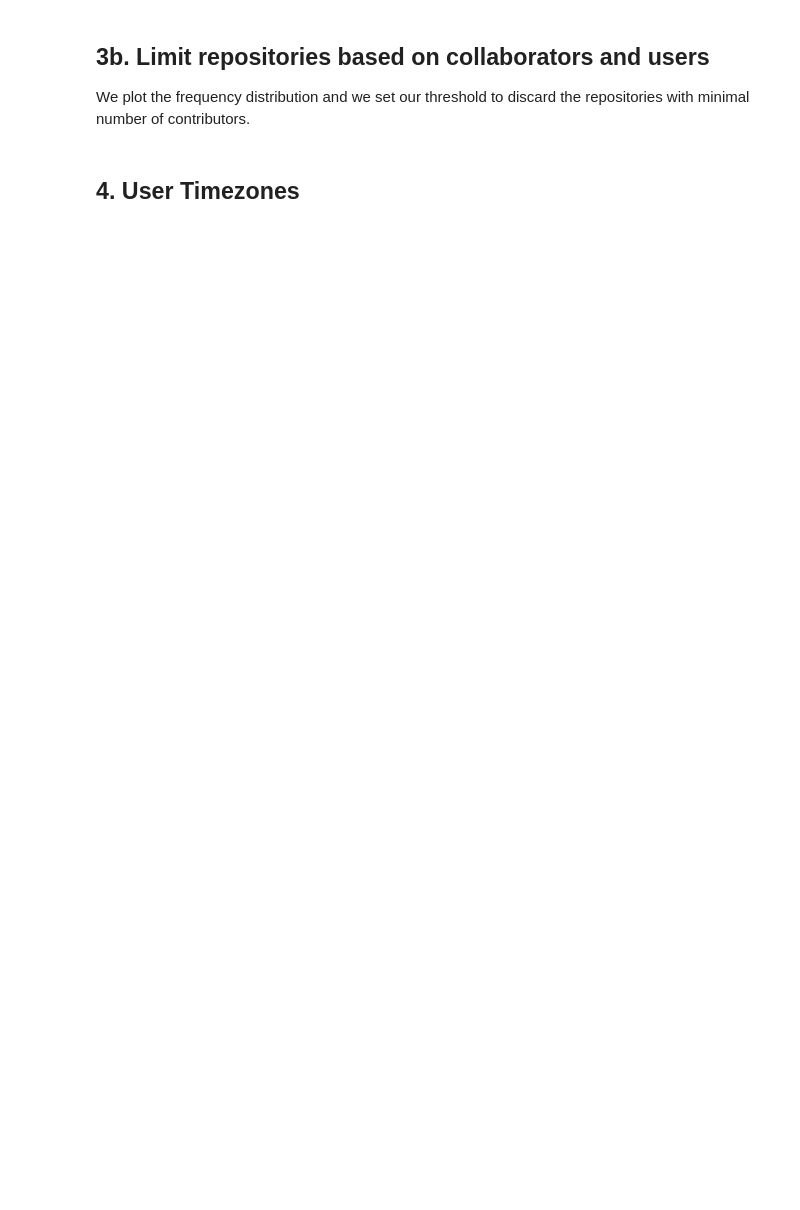
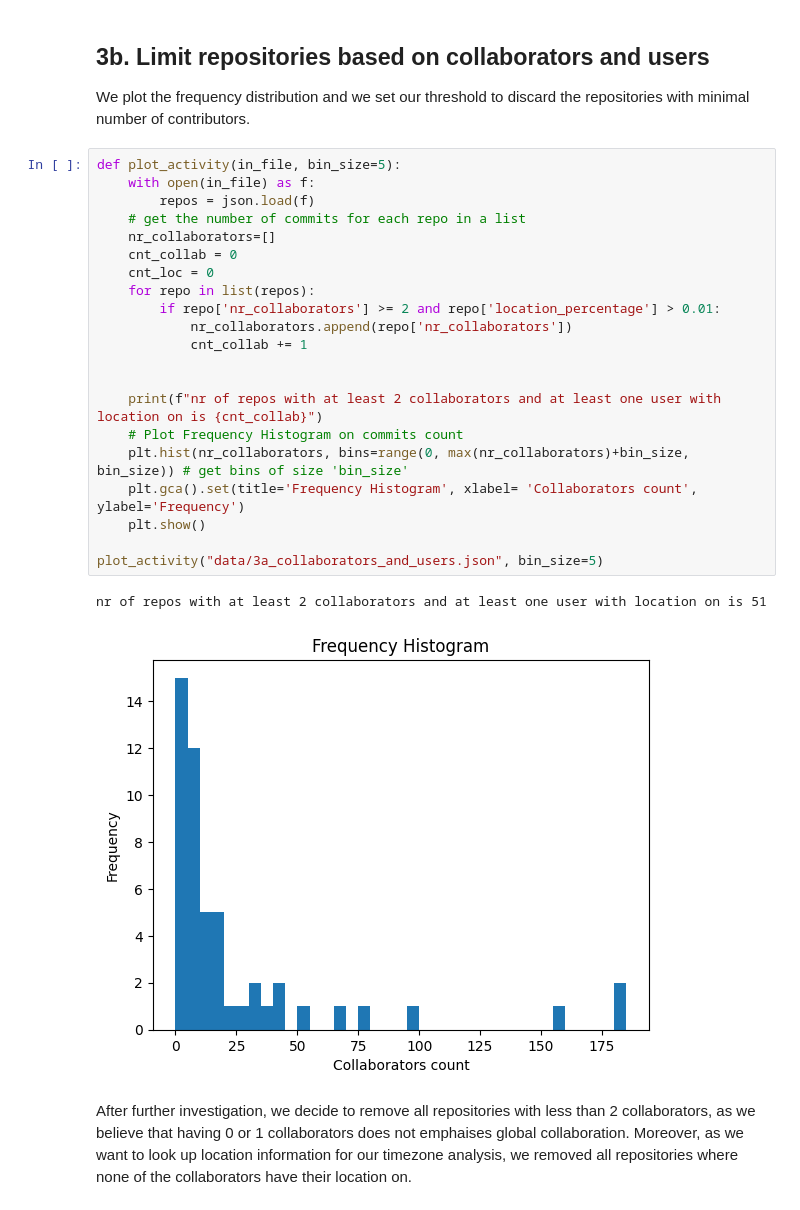
Before and after one commit to ShrushtiK/SoftwareAnalytics, a Jupyter notebook: data_collection.ipynb, the cells around one changed output. Saved outputs shown, nothing was run; the diff lists cells and outputs as text; blank space fills up the shorter version.

Commit message:
3B: Finish filtering repositories by nr of collaborators and location percentage

```diff
--- a/data_collection.ipynb
+++ b/data_collection.ipynb
@@ -538,5 +501,29 @@ KeyboardInterrupt:
 # %% [markdown]
 ## 3b. Limit repositories based on collaborators and users
 We plot the frequency distribution and we set our threshold to discard the repositories with minimal number of contributors.
-# %% [markdown]
-## 4. User Timezones
+# %%
+def plot_activity(in_file, bin_size=5):
+    with open(in_file) as f:
+        repos = json.load(f)
+    # get the number of commits for each repo in a list
+    nr_collaborators=[]
+    cnt_collab = 0
+    cnt_loc = 0
+    for repo in list(repos):
+        if repo['nr_collaborators'] >= 2 and repo['location_percentage'] > 0.01:
+            nr_collaborators.append(repo['nr_collaborators'])
+            cnt_collab += 1
+
+
+    print(f"nr of repos with at least 2 collaborators and at least one user with location on is {cnt_collab}")
+    # Plot Frequency Histogram on commits count
+    plt.hist(nr_collaborators, bins=range(0, max(nr_collaborators)+bin_size, bin_size)) # get bins of size 'bin_size'
+    plt.gca().set(title='Frequency Histogram', xlabel= 'Collaborators count', ylabel='Frequency')
+    plt.show()
+
+plot_activity("data/3a_collaborators_and_users.json", bin_size=5)
+# %% [output]
+nr of repos with at least 2 collaborators and at least one user with location on is 51
+[figure, added]
+# %% [markdown]
+After further investigation, we decide to remove all repositories with less than 2 collaborators, as we believe that having 0 or 1 collaborators does not emphaises global collaboration. Moreover, as we want to look up location information for our timezone analysis, we removed all repositories where none of the collaborators have their location on.
```
Also changed, not shown: parts of 10 cells of this notebook.
